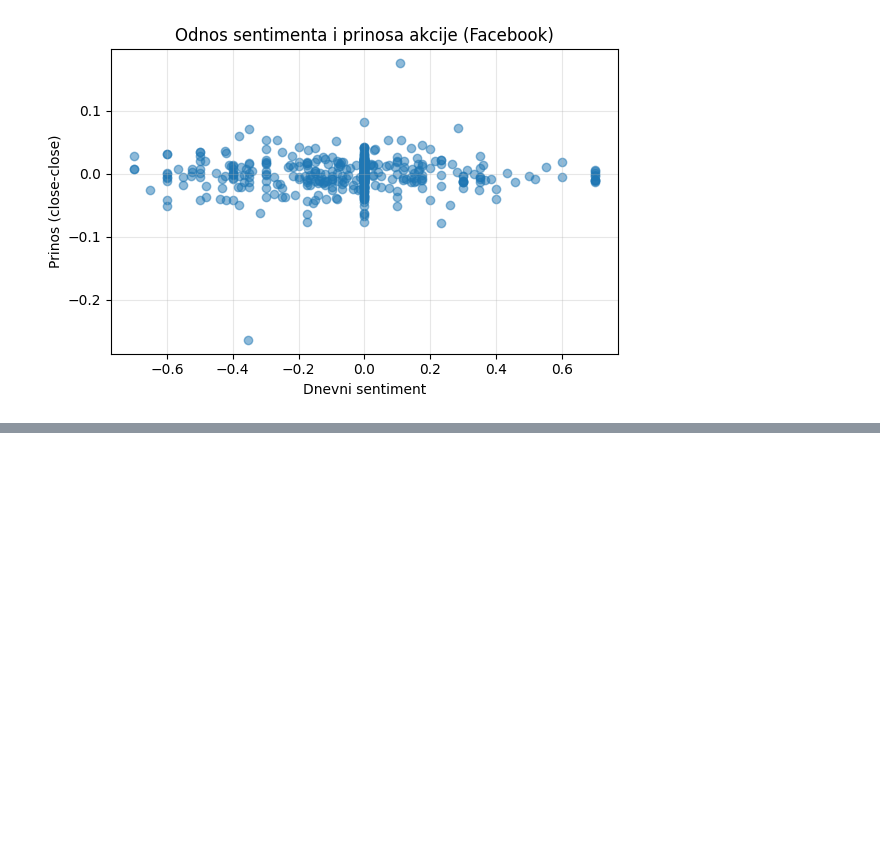
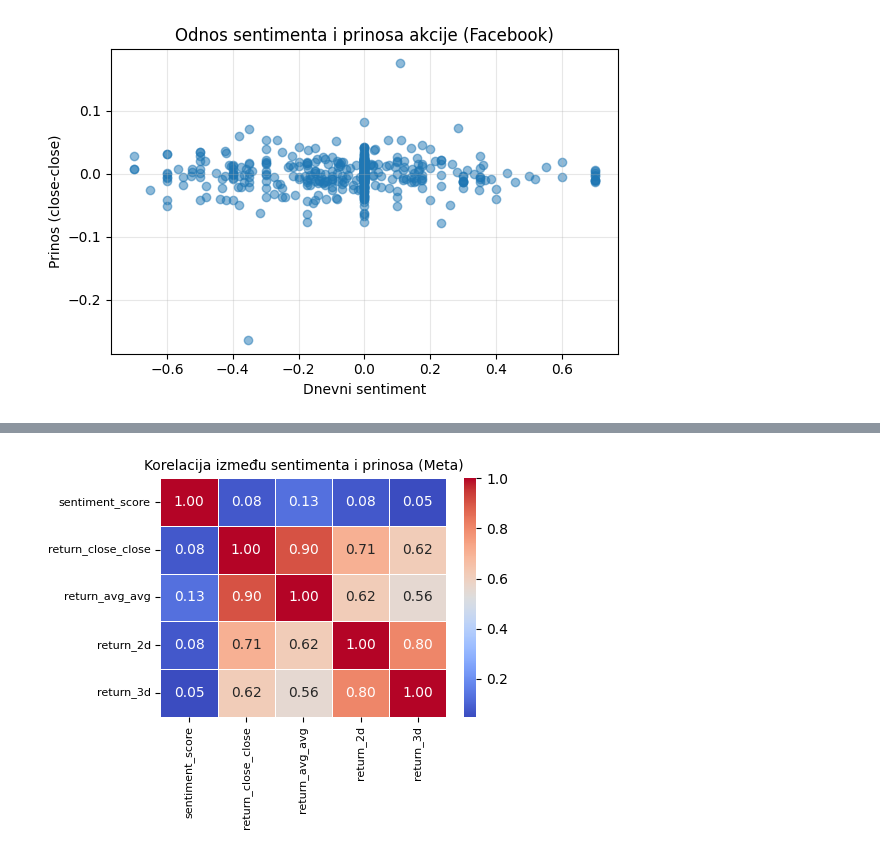
Before and after one commit to aleksandrabegovic/apple_sentiment_analiza, a Jupyter notebook: SentimentFacebook.ipynb, the cells around one changed output, grey strips where cells are left out. Saved outputs shown, nothing was run; the diff lists cells and outputs as text; code cells hidden in the pictures; blank space fills up the shorter version.

```diff
--- a/SentimentFacebook.ipynb
+++ b/SentimentFacebook.ipynb
@@ -837,0 +904,12 @@ plt.show()
+# %%
+meta_final = meta_merged.copy()
+
+meta_final["sentiment"] = meta_tagged["sentiment"].values
+meta_final["sentiment_score"] = meta_tagged["sentiment_score"].values
+meta_final["topic"] = meta_tagged["topic"].values
+meta_final["sentiment_num"] = meta_tagged["sentiment_num"].values
+# %%
+meta_final["return_prof_3d"] = (
+    abs(meta_final["max_high_3d"] - meta_final["close_t"]) -
+    abs(meta_final["min_low_3d"] - meta_final["close_t"])
+) / meta_final["close_t"]
@@ -837,0 +957,10 @@ plt.show()
+# %%
+corr = meta_final[[
+    "sentiment_score",
+    "return_close_close",
+    "return_avg_avg",
+    "return_2d",
+    "return_3d"
+]].corr()
+
+print(corr)
@@ -837,0 +981,25 @@ plt.show()
+# %%
+import matplotlib.pyplot as plt
+import seaborn as sns
+
+plt.figure(figsize=(5,4))
+
+sns.heatmap(
+    corr,
+    annot=True,
+    fmt=".2f",
+    cmap="coolwarm",
+    linewidths=0.5
+)
+
+plt.title("Korelacija između sentimenta i prinosa (Meta)", fontsize=10)
+plt.xticks(fontsize=8)
+plt.yticks(fontsize=8)
+
+plt.tight_layout()
+
+
+
+plt.show()
+# %% [output]
+[figure, added]
```
Also changed, not shown: parts of 15 cells of this notebook.
